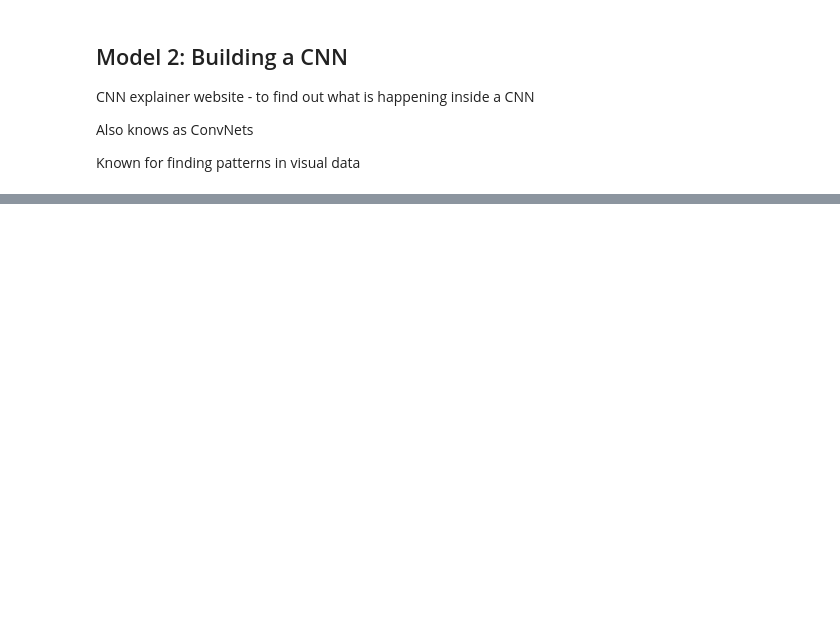
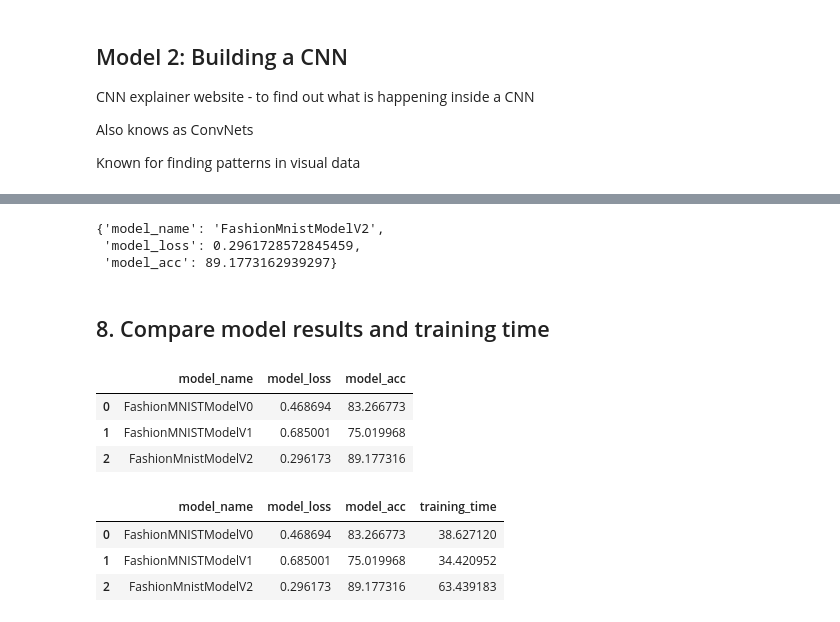
Before and after one commit to markoMedved/Basketball-recognition, a Jupyter notebook: pytorch_basics/03_computer_vision.ipynb, the cells around one changed output, grey strips where cells are left out. Drawn from its saved outputs; the diff is of its cells as text; code cells hidden in the pictures; blank space fills up the shorter version.

```diff
--- a/pytorch_basics/03_computer_vision.ipynb
+++ b/pytorch_basics/03_computer_vision.ipynb
@@ -723,0 +770,7 @@ Known for finding patterns in visual data
+# %%
+torch.manual_seed(42)
+
+#input shape here is the number of channels
+model_2 = FashionMnistModelV2(input_shape=1,
+                              hidden_units=10,
+                              output_shape=len(class_names)).to(device)
@@ -723,0 +856,35 @@ Known for finding patterns in visual data
+# %%
+# Get model 2 results
+model_2_results = eval_model(
+    model = model_2,
+    data_loader=test_dataloader,
+    loss_fn=loss_fn,
+    accuracy_fn=accuracy_fn,
+    device=device
+)
+model_2_results
+# %% [output]
+{'model_name': 'FashionMnistModelV2',
+ 'model_loss': 0.2961728572845459,
+ 'model_acc': 89.1773162939297}
+# %% [markdown]
+## 8. Compare model results and training time
+# %%
+import pandas as pd
+
+compare_results = pd.DataFrame([model_0_results, model_1_results,model_2_results])
+compare_results
+# %% [output]
+|  | model_name | model_loss | model_acc |
+| 0 | FashionMNISTModelV0 | 0.468694 | 83.266773 |
+| 1 | FashionMNISTModelV1 | 0.685001 | 75.019968 |
+| 2 | FashionMnistModelV2 | 0.296173 | 89.177316 |
+# %%
+# Add training time to results comparison
+compare_results["training_time"] =[total_train_time_model_0, total_train_time_model_1, total_train_time_model_2]
+compare_results
+# %% [output]
+|  | model_name | model_loss | model_acc | training_time |
+| 0 | FashionMNISTModelV0 | 0.468694 | 83.266773 | 38.627120 |
+| 1 | FashionMNISTModelV1 | 0.685001 | 75.019968 | 34.420952 |
+| 2 | FashionMnistModelV2 | 0.296173 | 89.177316 | 63.439183 |
```
Also changed, not shown: parts of 22 cells of this notebook.
